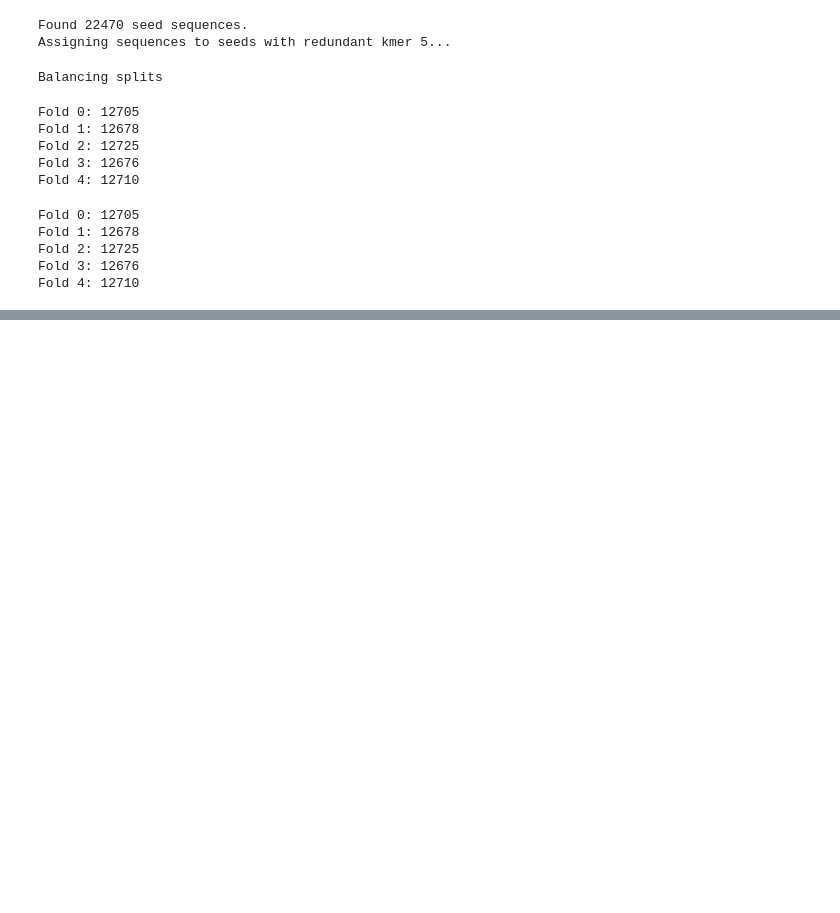
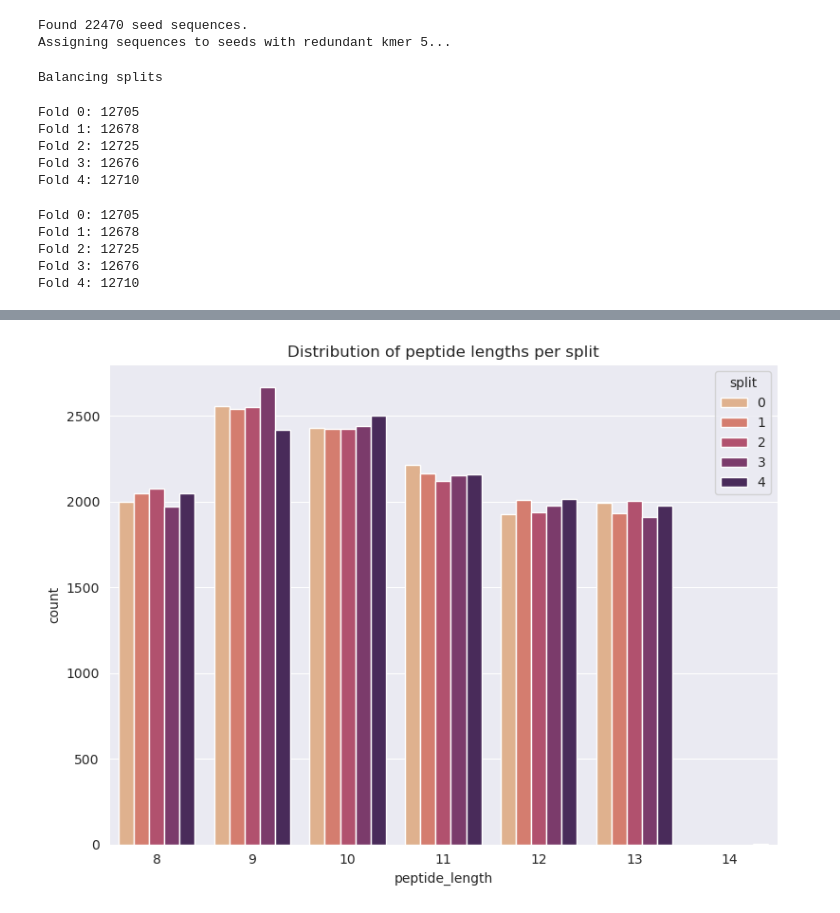
Before and after one commit to annadiarov/nimbus, a Jupyter notebook: notebooks/2.2-amdr-prepare-immunogenicity-data.ipynb, the cells around one changed output, grey strips where cells are left out. Saved outputs shown, nothing was run; the diff lists cells and outputs as text; code cells hidden in the pictures; blank space fills up the shorter version.

Commit message:
feat(notebooks): Recovering PRIME2 splits to the original dataset
Also add some statistics and a plot

```diff
--- a/notebooks/2.2-amdr-prepare-immunogenicity-data.ipynb
+++ b/notebooks/2.2-amdr-prepare-immunogenicity-data.ipynb
@@ -268,3 +268,15 @@ Fold 1: 12678
 Fold 2: 12725
 Fold 3: 12676
 Fold 4: 12710
+# %%
+# Recover folds in the original dataframe
+peptide_fold_df = train_prime2_df.copy()
+peptide_fold_df['split'] = '-'
+for i, fold in enumerate(folds): # skip fold 0 since it is already assigned
+    for peptide in tqdm(fold):
+        peptide_fold_df.loc[peptide_fold_df['peptide'] == peptide, 'split'] = i
+
+peptide_fold_df.to_csv(os.path.join(PROCESSED_IMMUNOGENICITY_DATA_DIR, 'train_PRIME2_2023_peptides_hla_ABC_with_BalancedSplits.csv'), index=False)
+
+# Load the dataframe with the folds
+# peptide_fold_df = pd.read_csv(os.path.join(PROCESSED_IMMUNOGENICITY_DATA_DIR, 'train_PRIME2_2023_peptides_hla_ABC_with_BalancedSplits.csv'))
@@ -270,0 +315,16 @@ Fold 4: 12710
+# %%
+import matplotlib.pyplot as plt
+import seaborn as sns
+
+# Plot the distribution of peptide lengths per fold
+peptide_lengths_df = peptide_fold_df.copy()
+peptide_lengths_df['peptide_length'] = peptide_lengths_df['peptide'].apply(len)
+plt.figure(figsize=(8, 6))
+sns.countplot(peptide_lengths_df, x="peptide_length", hue="split", palette='flare')
+plt.title('Distribution of peptide lengths per split')
+plt.tight_layout()
+plt.savefig(os.path.join('.', 'peptide_lengths_per_fold.png'))
+#plt.ylim(0,500)
+plt.show()
+# %% [output]
+[figure, added]
```
Also changed, not shown: parts of 3 cells of this notebook.
